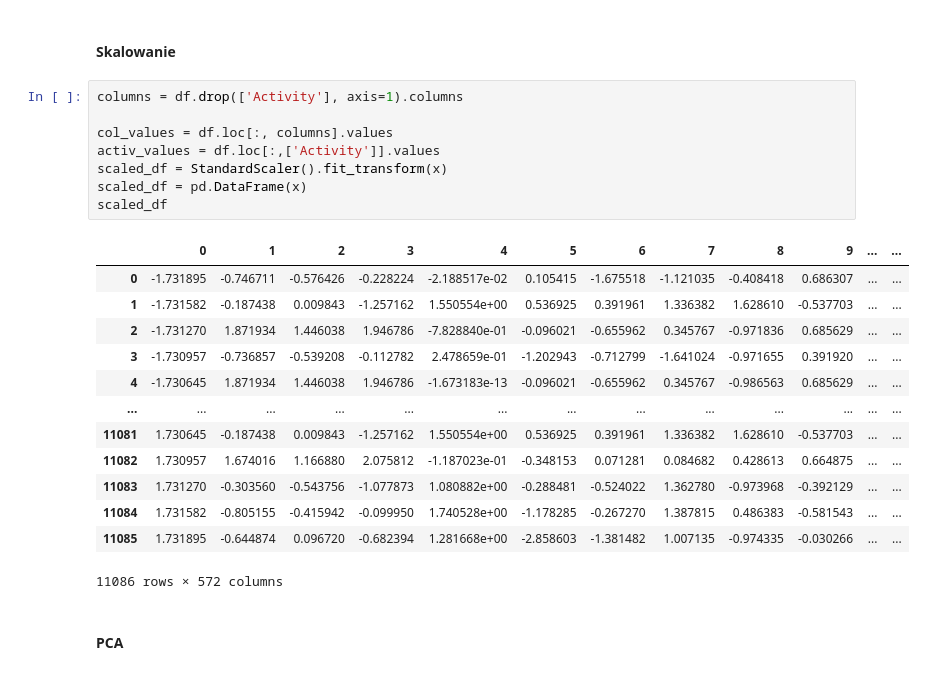
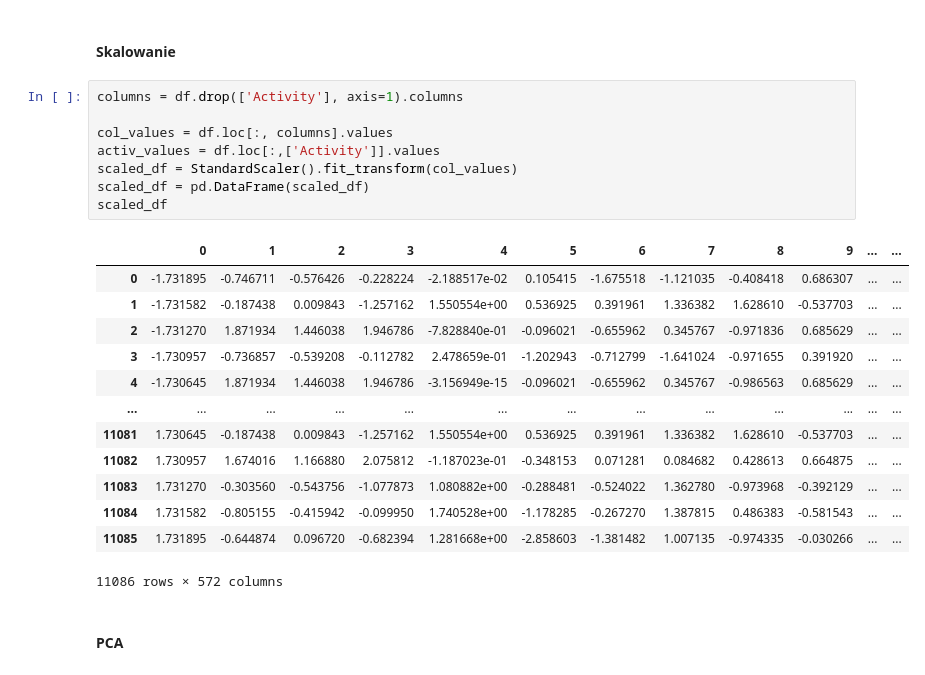
Before and after one commit to TheAndreyy/Hamsterbusters, a Jupyter notebook: main.ipynb, the cells around one changed output. Saved outputs shown, nothing was run; the diff lists cells and outputs as text.

```diff
--- a/main.ipynb
+++ b/main.ipynb
@@ -55,18 +61,18 @@ df
 # %%
 columns = df.drop(['Activity'], axis=1).columns
 
 col_values = df.loc[:, columns].values
 activ_values = df.loc[:,['Activity']].values
-scaled_df = StandardScaler().fit_transform(x)
-scaled_df = pd.DataFrame(x)
+scaled_df = StandardScaler().fit_transform(col_values)
+scaled_df = pd.DataFrame(scaled_df)
 scaled_df
 # %% [output]
 |  | 0 | 1 | 2 | 3 | 4 | 5 | 6 | 7 | 8 | 9 | ... | ... |
 | 0 | -1.731895 | -0.746711 | -0.576426 | -0.228224 | -2.188517e-02 | 0.105415 | -1.675518 | -1.121035 | -0.408418 | 0.686307 | ... | ... |
 | 1 | -1.731582 | -0.187438 | 0.009843 | -1.257162 | 1.550554e+00 | 0.536925 | 0.391961 | 1.336382 | 1.628610 | -0.537703 | ... | ... |
 | 2 | -1.731270 | 1.871934 | 1.446038 | 1.946786 | -7.828840e-01 | -0.096021 | -0.655962 | 0.345767 | -0.971836 | 0.685629 | ... | ... |
 | 3 | -1.730957 | -0.736857 | -0.539208 | -0.112782 | 2.478659e-01 | -1.202943 | -0.712799 | -1.641024 | -0.971655 | 0.391920 | ... | ... |
-| 4 | -1.730645 | 1.871934 | 1.446038 | 1.946786 | -1.673183e-13 | -0.096021 | -0.655962 | 0.345767 | -0.986563 | 0.685629 | ... | ... |
+| 4 | -1.730645 | 1.871934 | 1.446038 | 1.946786 | -3.156949e-15 | -0.096021 | -0.655962 | 0.345767 | -0.986563 | 0.685629 | ... | ... |
 | ... | ... | ... | ... | ... | ... | ... | ... | ... | ... | ... | ... | ... |
 | 11081 | 1.730645 | -0.187438 | 0.009843 | -1.257162 | 1.550554e+00 | 0.536925 | 0.391961 | 1.336382 | 1.628610 | -0.537703 | ... | ... |
 | 11082 | 1.730957 | 1.674016 | 1.166880 | 2.075812 | -1.187023e-01 | -0.348153 | 0.071281 | 0.084682 | 0.428613 | 0.664875 | ... | ... |
```
Also changed, not shown: parts of 4 cells of this notebook.
